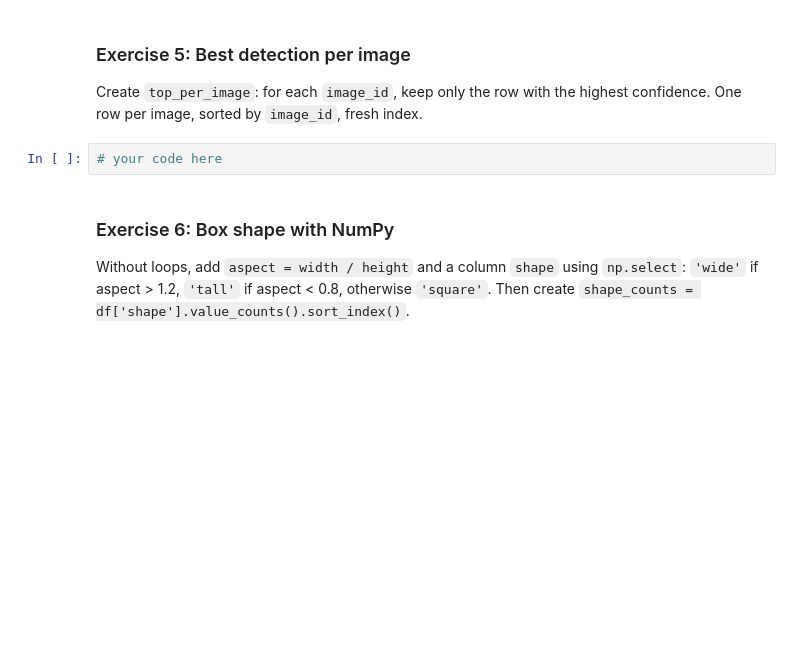
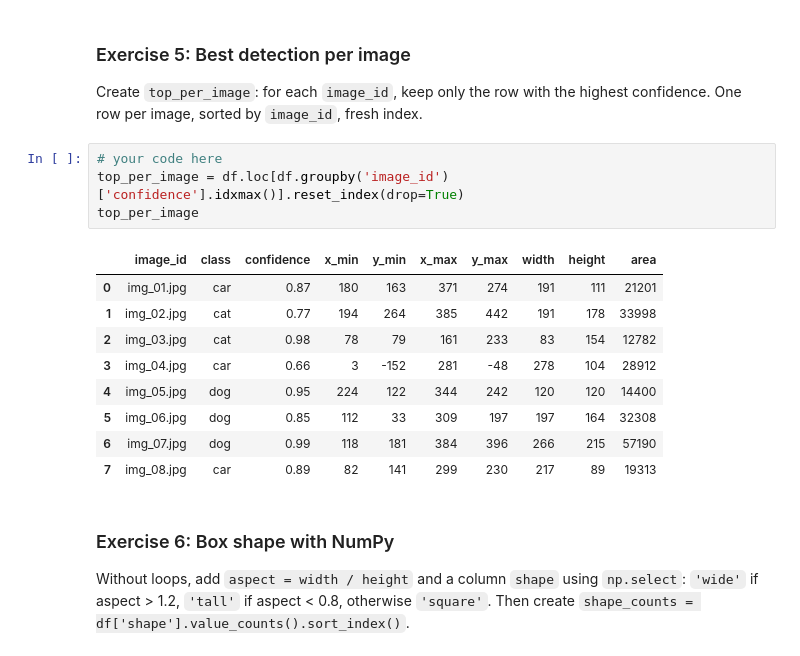
Before and after one commit to imgabrielas/How-To-Make-ML, a Jupyter notebook: Practice, practice, practice/Practice_session_01.ipynb, the cells around one changed output. Drawn from its saved outputs; the diff is of its cells as text; blank space fills up the shorter version.

```diff
--- a/Practice, practice, practice/Practice_session_01.ipynb
+++ b/Practice, practice, practice/Practice_session_01.ipynb
@@ -120,6 +179,18 @@ Build `class_summary`, indexed by `class`, with columns `n` (number of detection
 Create `top_per_image`: for each `image_id`, keep only the row with the highest confidence. One row per image, sorted by `image_id`, fresh index.
 # %%
 # your code here
+top_per_image = df.loc[df.groupby('image_id')['confidence'].idxmax()].reset_index(drop=True)
+top_per_image
+# %% [output]
+|  | image_id | class | confidence | x_min | y_min | x_max | y_max | width | height | area |
+| 0 | img_01.jpg | car | 0.87 | 180 | 163 | 371 | 274 | 191 | 111 | 21201 |
+| 1 | img_02.jpg | cat | 0.77 | 194 | 264 | 385 | 442 | 191 | 178 | 33998 |
+| 2 | img_03.jpg | cat | 0.98 | 78 | 79 | 161 | 233 | 83 | 154 | 12782 |
+| 3 | img_04.jpg | car | 0.66 | 3 | -152 | 281 | -48 | 278 | 104 | 28912 |
+| 4 | img_05.jpg | dog | 0.95 | 224 | 122 | 344 | 242 | 120 | 120 | 14400 |
+| 5 | img_06.jpg | dog | 0.85 | 112 | 33 | 309 | 197 | 197 | 164 | 32308 |
+| 6 | img_07.jpg | dog | 0.99 | 118 | 181 | 384 | 396 | 266 | 215 | 57190 |
+| 7 | img_08.jpg | car | 0.89 | 82 | 141 | 299 | 230 | 217 | 89 | 19313 |
 # %% [markdown]
 ### Exercise 6: Box shape with NumPy
 
```
Also changed, not shown: parts of 15 cells of this notebook, 1 other file.
